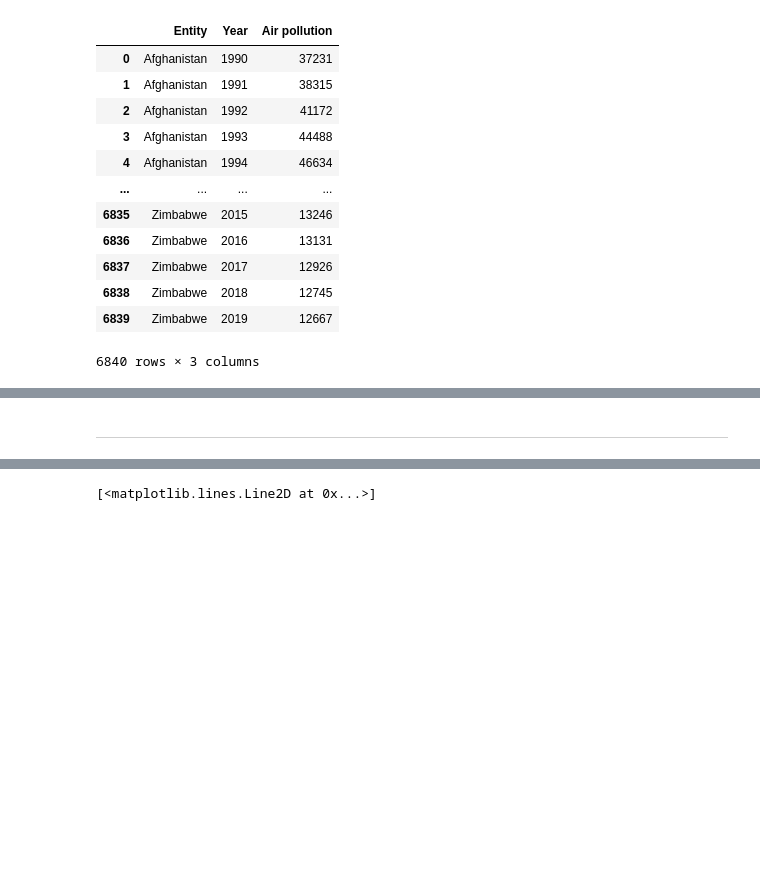
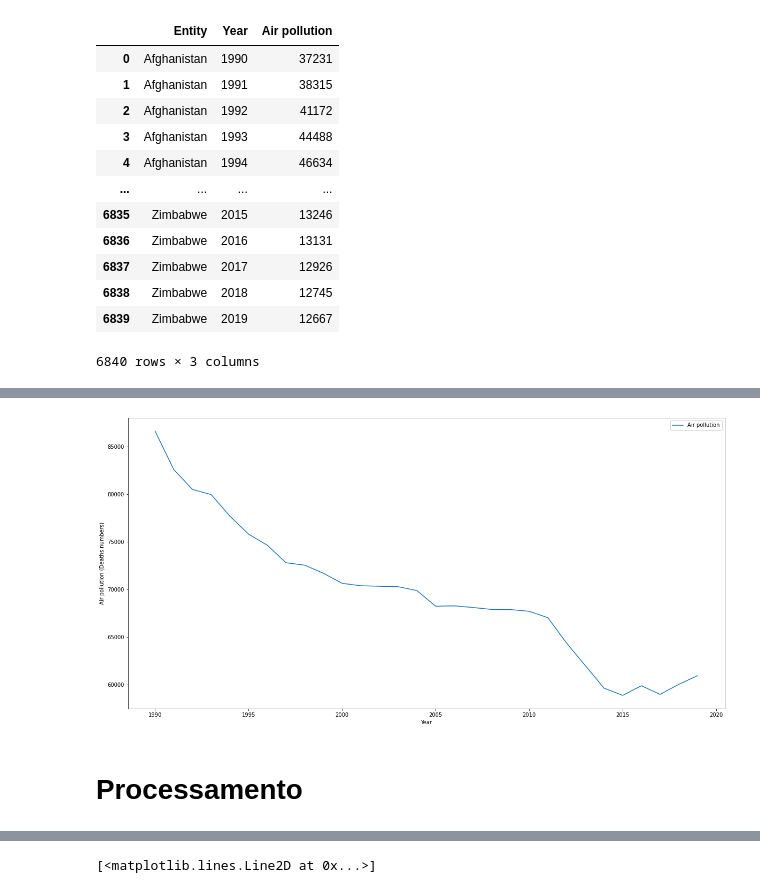
Before and after one commit to Matheus-Fontinele-Alves-Vieria/Artificial-Intelligence, a Jupyter notebook: src/notebook/Number_of_deaths.ipynb, the cells around one changed output, grey strips where cells are left out. Saved outputs shown, nothing was run; the diff lists cells and outputs as text; code cells hidden in the pictures; blank space fills up the shorter version.

```diff
--- a/src/notebook/Number_of_deaths.ipynb
+++ b/src/notebook/Number_of_deaths.ipynb
@@ -95,5 +72,6 @@ del df_number_of_deaths_by_risk_factor['Code']
 # %%
 df_number_of_deaths_by_risk_factor.drop(columns=[
+    'Code',
     'Low physical activity',
     'Non-exclusive breastfeeding',
     'Child wasting',
@@ -156,2 +118,0 @@ def dub():
-# %%
-df_number_of_deaths_by_risk_factor.insert(0, 'Entity code', pd.Series(dub()))
@@ -346,2 +121,9 @@ df # Usar este dataframe também
+# %%
+br = Brazil.set_index(['Year'])
+# %%
+br.plot(ylabel = 'Air pollution (Deaths numbers)', figsize = (20,10))
+plt.show()
+# %% [output]
+[figure, added]
 # %% [markdown]
-----------------------------------------------------------------------------------------------------------------------
+# Processamento
```
Also changed, not shown: parts of 58 cells of this notebook.
